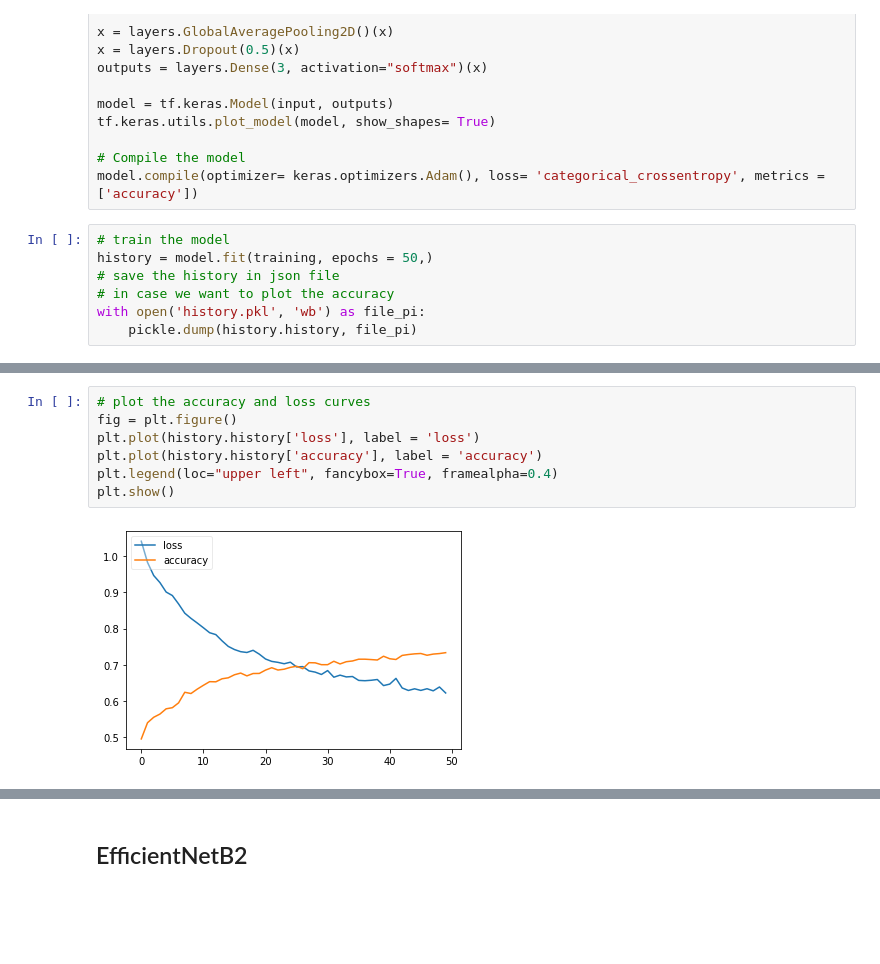
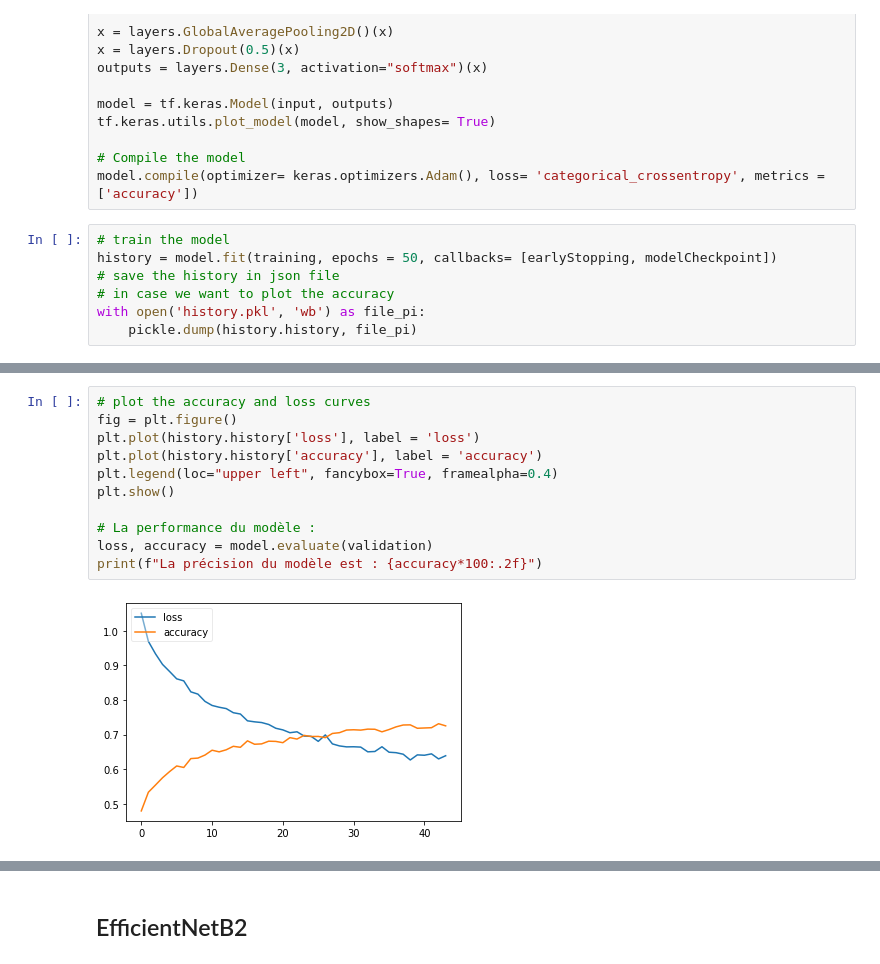
Before and after one commit to mountassir-el/Projects, a Jupyter notebook: Computer Vision/Image Classification/covid/covid.ipynb, the cells around one changed output, grey strips where cells are left out. Cells and saved outputs as stored; diff of their text form; blank space fills up the shorter version.

```diff
--- a/Computer Vision/Image Classification/covid/covid.ipynb
+++ b/Computer Vision/Image Classification/covid/covid.ipynb
@@ -271,7 +272,7 @@ tf.keras.utils.plot_model(model, show_shapes= True)
 model.compile(optimizer= keras.optimizers.Adam(), loss= 'categorical_crossentropy', metrics = ['accuracy'])
 # %%
 # train the model
-history = model.fit(training, epochs = 50,)
+history = model.fit(training, epochs = 50, callbacks= [earlyStopping, modelCheckpoint])
 # save the history in json file
 # in case we want to plot the accuracy
 with open('history.pkl', 'wb') as file_pi:
@@ -297,9 +298,13 @@ Epoch 50/50
 # %%
 # plot the accuracy and loss curves
 fig = plt.figure()
 plt.plot(history.history['loss'], label = 'loss')
 plt.plot(history.history['accuracy'], label = 'accuracy')
 plt.legend(loc="upper left", fancybox=True, framealpha=0.4)
 plt.show()
+
+# La performance du modèle :
+loss, accuracy = model.evaluate(validation)
+print(f"La précision du modèle est : {accuracy*100:.2f}")
 # %% [output]
-[figure, old version]
+[figure, new version]
```
Also changed, not shown: parts of 26 cells of this notebook, 4 other files.
